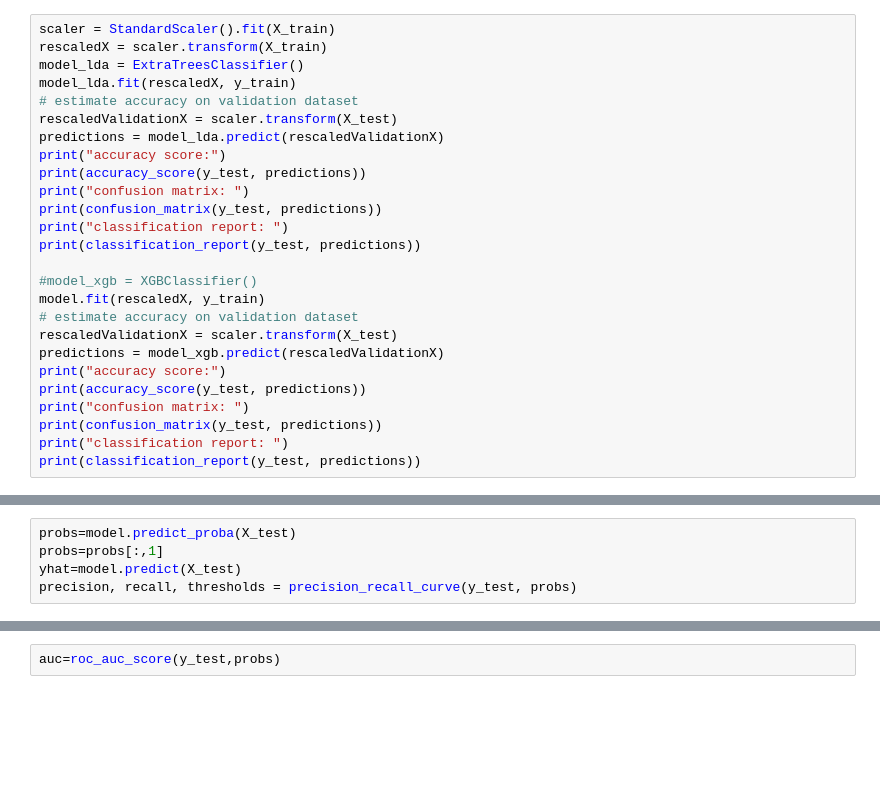
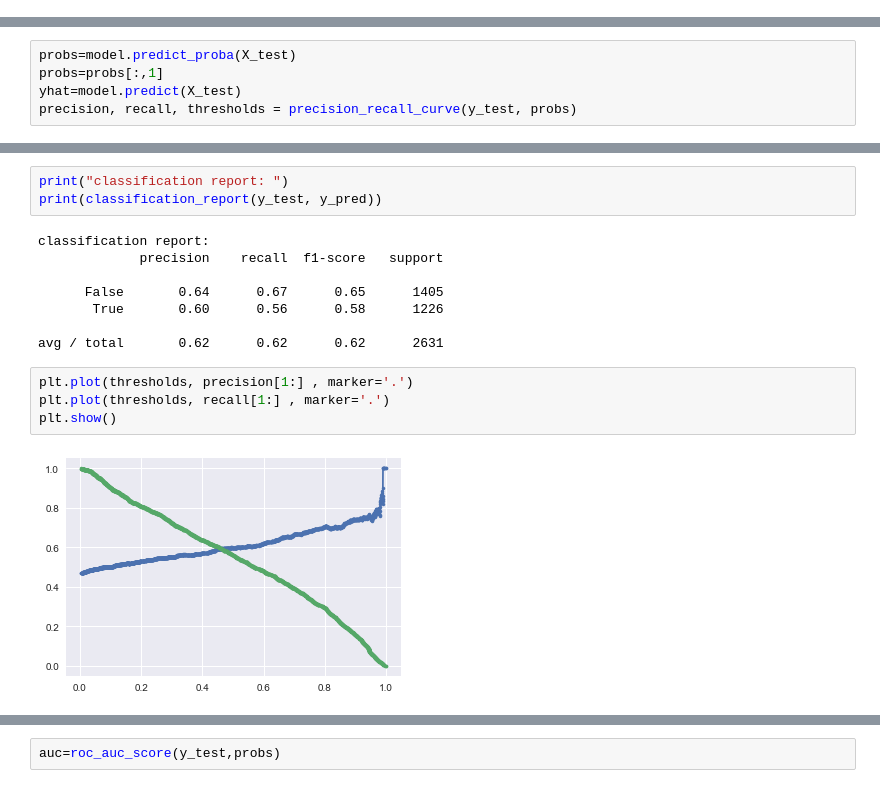
Before and after one commit to amitbhsingh/Project, a Jupyter notebook: 01_Project/binance.ipynb, the cells around one changed output, grey strips where cells are left out. Saved outputs shown, nothing was run; the diff lists cells and outputs as text; blank space fills up the shorter version.

```diff
--- a/01_Project/binance.ipynb
+++ b/01_Project/binance.ipynb
@@ -368,26 +348,0 @@ from sklearn.ensemble import AdaBoostClassifier, GradientBoostingClassifier, Ran
-# %%
-scaler = StandardScaler().fit(X_train)
-rescaledX = scaler.transform(X_train)
-model_lda = ExtraTreesClassifier()
-model_lda.fit(rescaledX, y_train)
-# estimate accuracy on validation dataset
-rescaledValidationX = scaler.transform(X_test)
-predictions = model_lda.predict(rescaledValidationX)
-print("accuracy score:")
-print(accuracy_score(y_test, predictions))
-print("confusion matrix: ")
-print(confusion_matrix(y_test, predictions))
-print("classification report: ")
-print(classification_report(y_test, predictions))
-
-#model_xgb = XGBClassifier()
-model.fit(rescaledX, y_train)
-# estimate accuracy on validation dataset
-rescaledValidationX = scaler.transform(X_test)
-predictions = model_xgb.predict(rescaledValidationX)
-print("accuracy score:")
-print(accuracy_score(y_test, predictions))
-print("confusion matrix: ")
-print(confusion_matrix(y_test, predictions))
-print("classification report: ")
-print(classification_report(y_test, predictions))
@@ -423,0 +370,17 @@ plt.plot(recall,precision,marker='.')
+# %%
+print("classification report: ")
+print(classification_report(y_test, y_pred))
+# %% [output]
+classification report:
+             precision    recall  f1-score   support
+
+      False       0.64      0.67      0.65      1405
+       True       0.60      0.56      0.58      1226
+
+avg / total       0.62      0.62      0.62      2631
+# %%
+plt.plot(thresholds, precision[1:] , marker='.')
+plt.plot(thresholds, recall[1:] , marker='.')
+plt.show()
+# %% [output]
+[figure, added]
```
Also changed, not shown: parts of 45 cells of this notebook, 1 other file.
